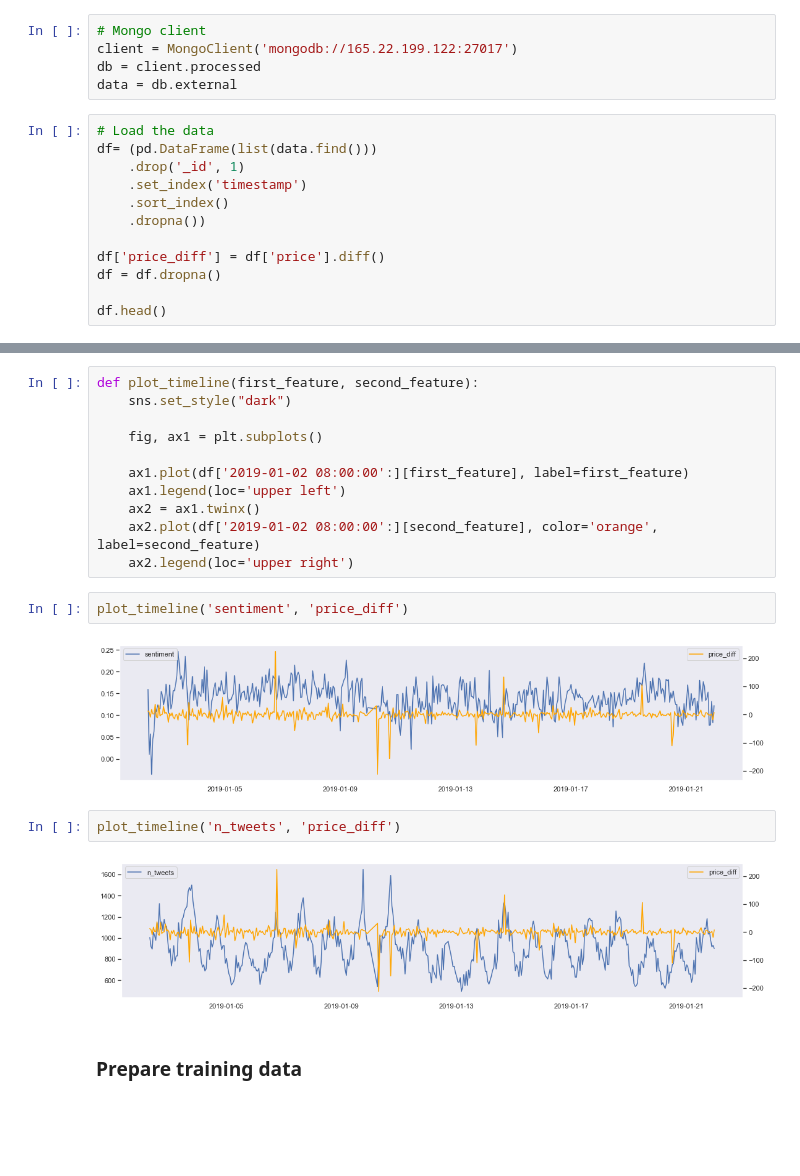
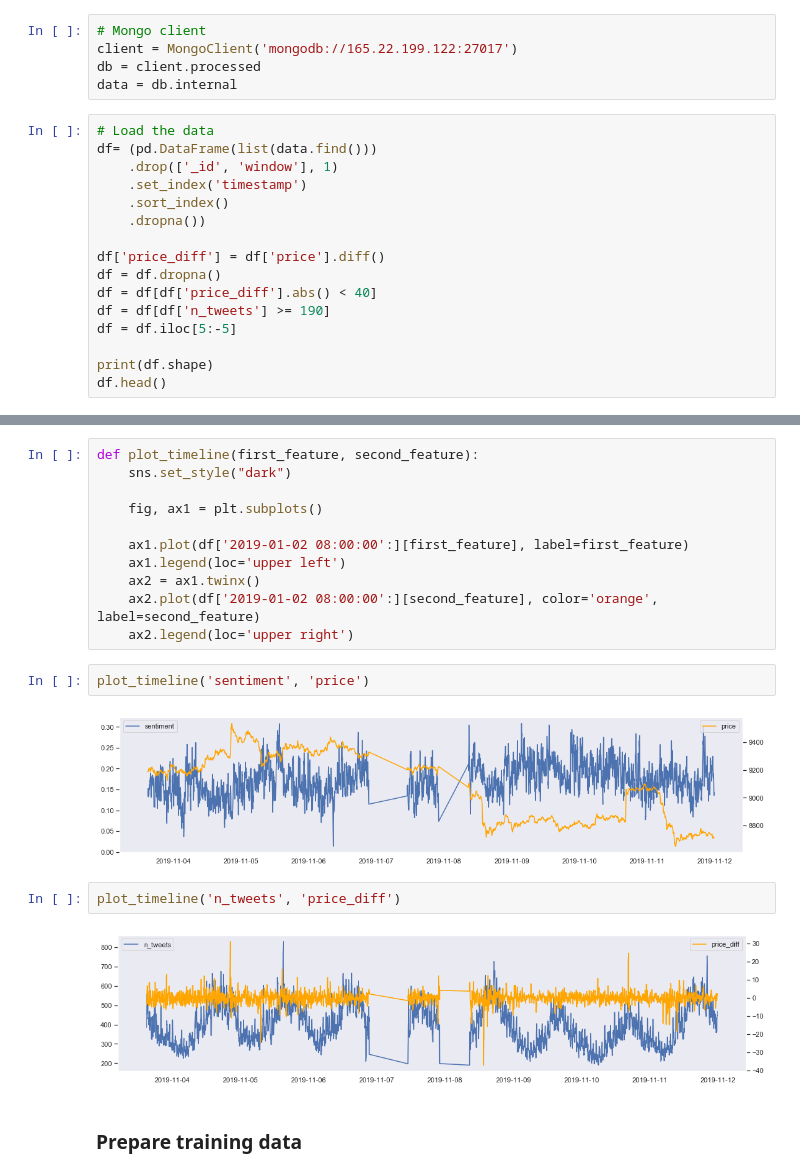
Before and after one commit to Wolfpack-Inc/data-engineering, a Jupyter notebook: machine-learning/keras-training.ipynb, the cells around one changed output, grey strips where cells are left out. Saved outputs shown, nothing was run; the diff lists cells and outputs as text; blank space fills up the shorter version.

```diff
--- a/machine-learning/keras-training.ipynb
+++ b/machine-learning/keras-training.ipynb
@@ -46,17 +42,21 @@ True
 # Mongo client
 client = MongoClient('mongodb://165.22.199.122:27017')
 db = client.processed
-data = db.external
+data = db.internal
 # %%
 # Load the data
 df= (pd.DataFrame(list(data.find()))
-    .drop('_id', 1)
+    .drop(['_id', 'window'], 1)
     .set_index('timestamp')
     .sort_index()
     .dropna())
 
 df['price_diff'] = df['price'].diff()
 df = df.dropna()
+df = df[df['price_diff'].abs() < 40]
+df = df[df['n_tweets'] >= 190]
+df = df.iloc[5:-5]
 
+print(df.shape)
 df.head()
 # %% [output]
@@ -81,12 +82,12 @@ def plot_timeline(first_feature, second_feature):
     ax2.plot(df['2019-01-02 08:00:00':][second_feature], color='orange', label=second_feature)
     ax2.legend(loc='upper right')
 # %%
-plot_timeline('sentiment', 'price_diff')
+plot_timeline('sentiment', 'price')
 # %% [output]
-[figure, old version]
+[figure, new version]
 # %%
 plot_timeline('n_tweets', 'price_diff')
 # %% [output]
-[figure, old version]
+[figure, new version]
 # %% [markdown]
 ### Prepare training data
```
Also changed, not shown: parts of 17 cells of this notebook, 8 other files.
